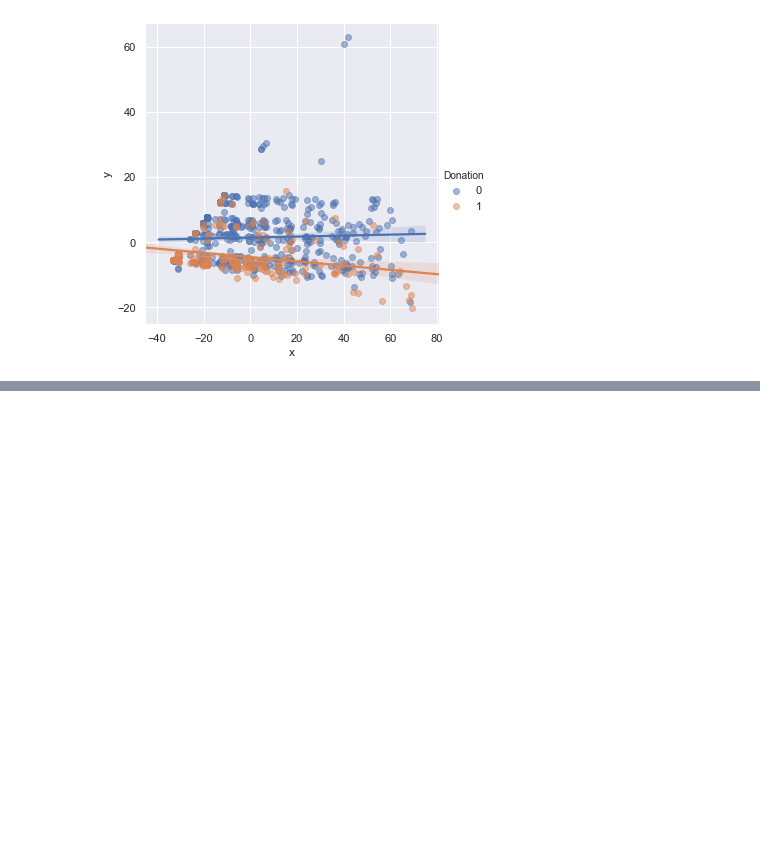
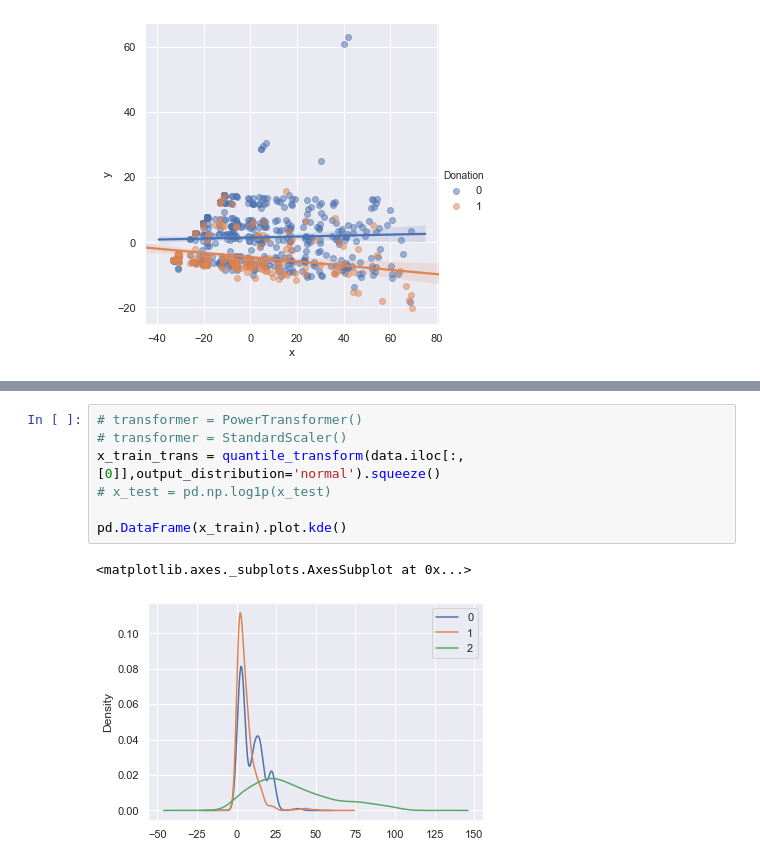
Before and after one commit to Barteus/ml-blood-donations, a Jupyter notebook: data-analysis.ipynb, the cells around one changed output, grey strips where cells are left out. Saved outputs shown, nothing was run; the diff lists cells and outputs as text; blank space fills up the shorter version.

```diff
--- a/data-analysis.ipynb
+++ b/data-analysis.ipynb
@@ -101,0 +118,10 @@ sns.lmplot(x='x', y='y', hue='Donation', data=df_pca, fit_reg=True, scatter_kws=
+# %%
+# transformer = PowerTransformer()
+# transformer = StandardScaler()
+x_train_trans = quantile_transform(data.iloc[:,[0]],output_distribution='normal').squeeze()
+# x_test = pd.np.log1p(x_test)
+
+pd.DataFrame(x_train).plot.kde()
+# %% [output]
+<matplotlib.axes._subplots.AxesSubplot at 0x...>
+[figure, added]
```
Also changed, not shown: parts of 9 cells of this notebook, 1 other file.
